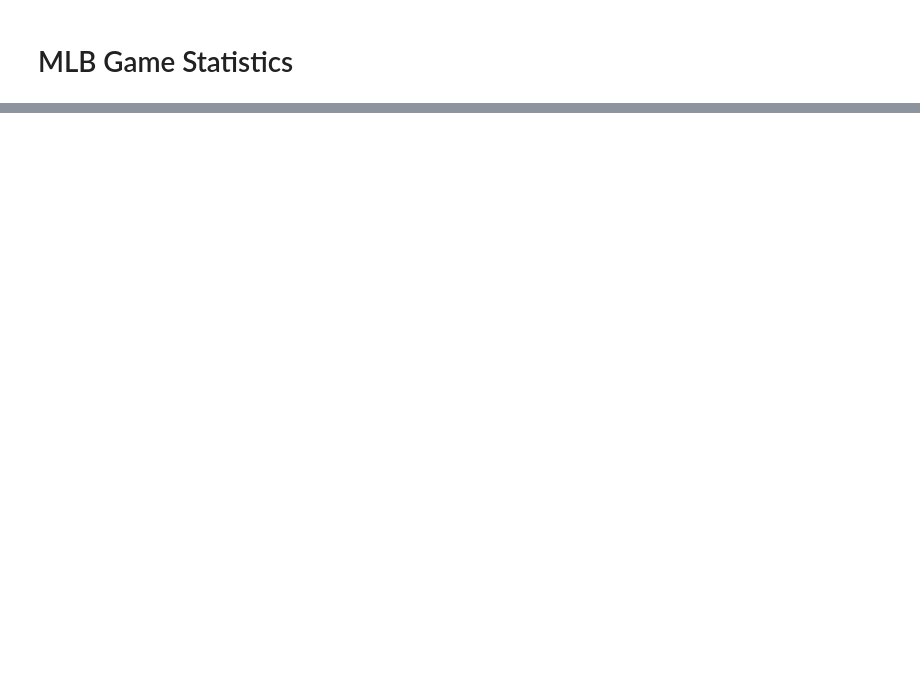
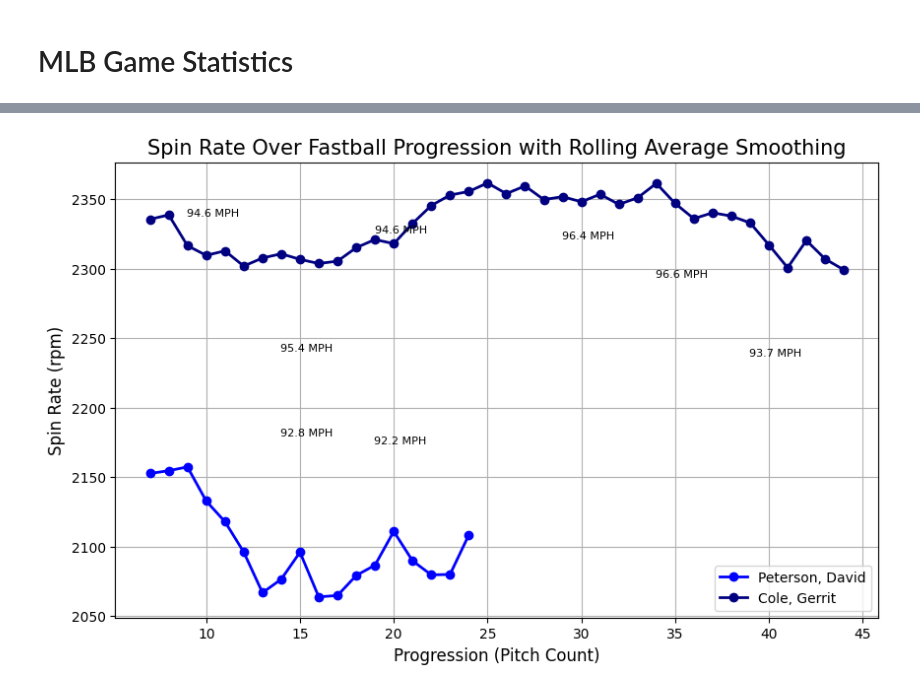
Before and after one commit to trevordoucet/baseball, a Jupyter notebook: Scripts/Pitching.ipynb, the cells around one changed output, grey strips where cells are left out. Drawn from its saved outputs; the diff is of its cells as text; code cells hidden in the pictures; blank space fills up the shorter version.

```diff
--- a/Scripts/Pitching.ipynb
+++ b/Scripts/Pitching.ipynb
@@ -460,0 +295,58 @@ plt.show()
+# %%
+player_1 = 'Peterson, David'
+player_2 = 'Cole, Gerrit'
+pitches = ['4-Seam Fastball', 'Curveball']
+
+two_hp_games = df[(df['player_name'].isin([player_1, player_2])) & (df['game_date'].isin(['2023-09-28', '2023-09-21']))]
+
+player_1_df = two_hp_games.query(f'player_name == "{player_1}"')
+player_2_df = two_hp_games.query(f'player_name == "{player_2}"')
+
+
+# Sorting for innings and outs, so a progression series can be constructed.
+innings_outs_sorted_1_df = player_1_df.sort_values(by=['inning', 'outs_when_up'])
+f_seams_1_df = innings_outs_sorted_1_df.query('pitch_name == "4-Seam Fastball"')
+
+innings_outs_sorted_2_df = player_2_df.sort_values(by=['inning', 'outs_when_up'])
+f_seams_2_df = innings_outs_sorted_2_df.query('pitch_name == "4-Seam Fastball"')
+
+# Create copies of the slices to avoid warnings
+f_seams_p1_df = f_seams_1_df.copy()
+f_seams_p2_df = f_seams_2_df.copy()
+
+f_seams_p1_df.loc[:, 'progression'] = range(1, len(f_seams_p1_df) + 1)
+f_seams_p2_df.loc[:, 'progression'] = range(1, len(f_seams_p2_df) + 1)
+
+# Concat both games
+concat_two_games = pd.concat([f_seams_p1_df, f_seams_p2_df])
+
+# Plot
+plt.figure(figsize=(10, 6))
+
+color_dict = {
+    player_1 : 'blue',
+    player_2: 'navy'
+}
+
+for player in concat_two_games['player_name'].unique():
+    player_data = concat_two_games[concat_two_games['player_name'] == player]
+    # Rolling window set to 7 pitch average
+    plt.plot(player_data['progression'], player_data['release_spin_rate'].rolling(window=7).mean(),  marker='o', color=color_dict[player], linestyle='-', linewidth=2, label=player)
+
+    # Annotations for release speed
+    for i, row in player_data.iterrows():
+        if row['progression'] % 5 == 0: # every 5th pitch
+            plt.annotate(f"{row['release_speed']:.1f} MPH",
+                         (row['progression'], row['release_spin_rate']),
+                         textcoords="offset points",
+                         xytext=(5, 10),
+                         ha='center', fontsize=8)
+
+plt.xlabel('Progression (Pitch Count)', fontsize=12)
+plt.ylabel('Spin Rate (rpm)', fontsize=12)
+plt.title('Spin Rate Over Fastball Progression with Rolling Average Smoothing', fontsize=15)
+plt.grid(True)
+plt.legend()
+plt.show()
+# %% [output]
+[figure, added]
```
Also changed, not shown: parts of 113 cells of this notebook, 6 other files.
